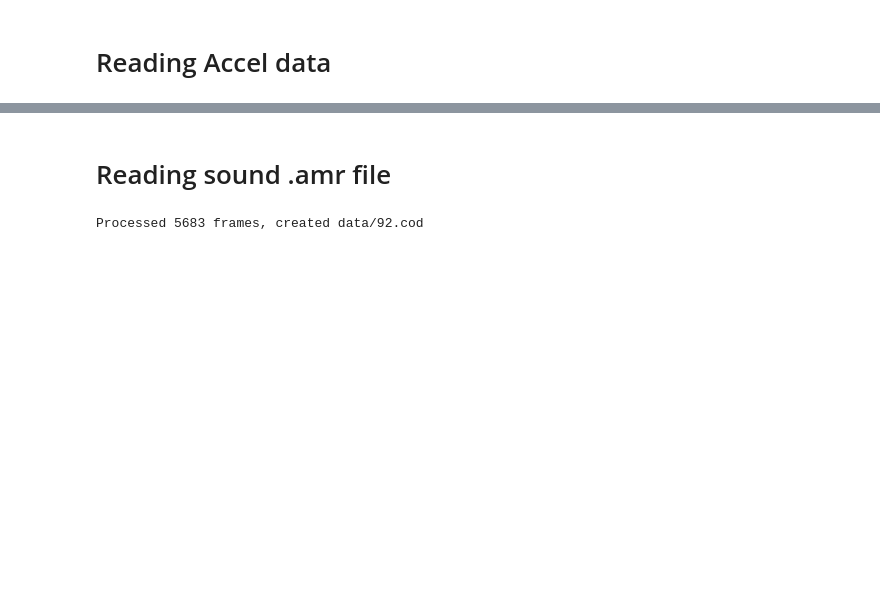
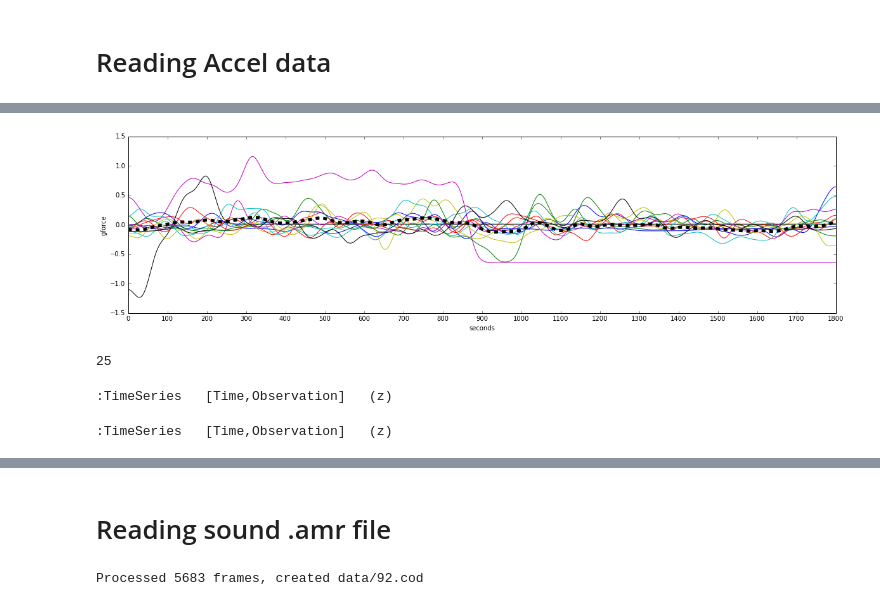
Before and after one commit to margulies/ravestudy, a Jupyter notebook: ravestudy.ipynb, the cells around one changed output, grey strips where cells are left out. Cells and saved outputs as stored; diff of their text form; code cells hidden in the pictures; blank space fills up the shorter version.

```diff
--- a/ravestudy.ipynb
+++ b/ravestudy.ipynb
@@ -32,0 +59,33 @@ print df
+# %%
+# Smoothing:
+
+from scipy.ndimage.filters import gaussian_filter
+
+
+gforce_all_normed = []
+for i in range(len(gforce_all)):
+    gforce_all_normed.append((gforce_all[i] - np.mean(gforce_all[i])) / np.std(gforce_all[i]))
+
+gforce_all_smoothed = []
+for i in range(len(gforce_all)):
+    gforce_all_smoothed.append(gaussian_filter(gforce_all_normed[i], sigma=20))
+
+gforce_mean = np.mean(gforce_all_smoothed, axis=0)
+
+# Plotting:
+
+fig, ax1 = plt.subplots(1,figsize=(20,5))
+for i in range(len(gforce_all_smoothed)):
+    ax1.plot(gforce_all_smoothed[i])
+
+ax1.plot(gforce_mean, 'k',linewidth=5,  linestyle='--')
+plt.xticks(range(0,len(gforce_mean), 100), np.array(range(0,totMS,sampling_freq*100))/1000, rotation='0')
+ax1.set_xlabel('seconds')
+ax1.set_ylabel('gforce')
+plt.show()
+# %% [output]
+[figure, added]
+# %%
+1500/60
+# %% [output]
+25
@@ -33,3 +127,9 @@ print df
+# %%
+%%opts TimeSeries [apply_databounds=True] (ci=95 color='indianred')
+gforce_stack
+# %% [output]
+:TimeSeries   [Time,Observation]   (z)
+:TimeSeries   [Time,Observation]   (z)
 # %%
 fig, (ax1,ax2) = plt.subplots(2,figsize=(20,5))
 ax1.plot(df['x'])
```
Also changed, not shown: parts of 11 cells of this notebook, 3 other files.
